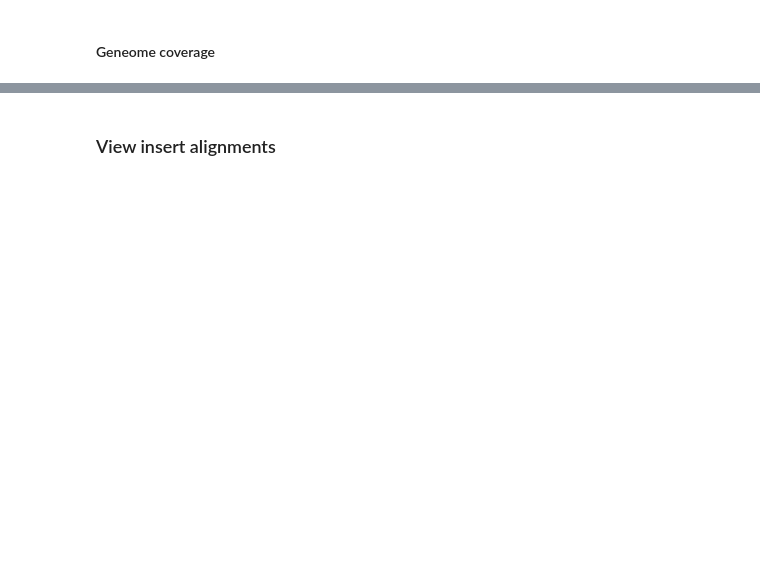
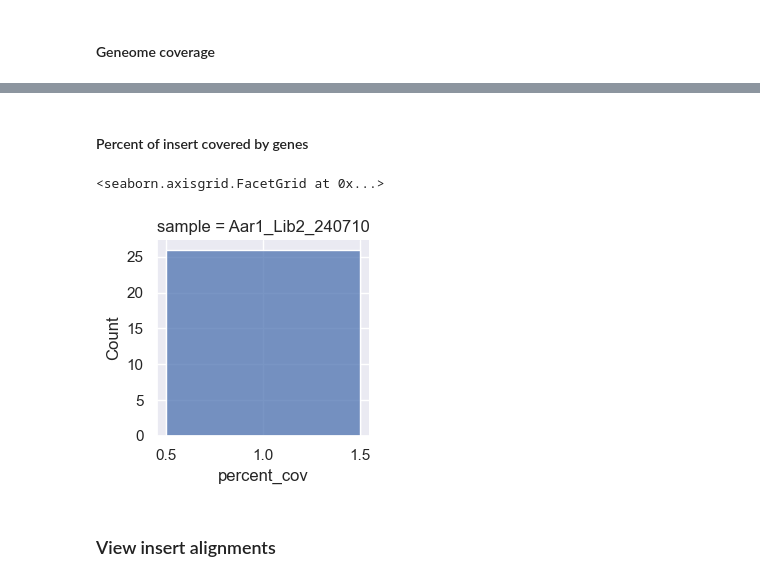
Before and after one commit to Pioneer-Research-Labs/long-read-qc, a Jupyter notebook: assets/report_template.ipynb, the cells around one changed output, grey strips where cells are left out. Drawn from its saved outputs; the diff is of its cells as text; code cells hidden in the pictures; blank space fills up the shorter version.

```diff
--- a/assets/report_template.ipynb
+++ b/assets/report_template.ipynb
@@ -97,3 +153,12 @@ Text(0.5, 0, 'Percent of insert covered by genes')
+# %% [markdown]
+#### Percent of insert covered by genes
+# %%
+
+gr = sns.FacetGrid(insert_cov_data, col = 'sample')
+gr.map(sns.histplot, "percent_cov")
+# %% [output]
+<seaborn.axisgrid.FacetGrid at 0x...>
+[figure, added]
 # %% [markdown]
 ### View insert alignments
 # %%
```
Also changed, not shown: parts of 21 cells of this notebook, 4 other files.
